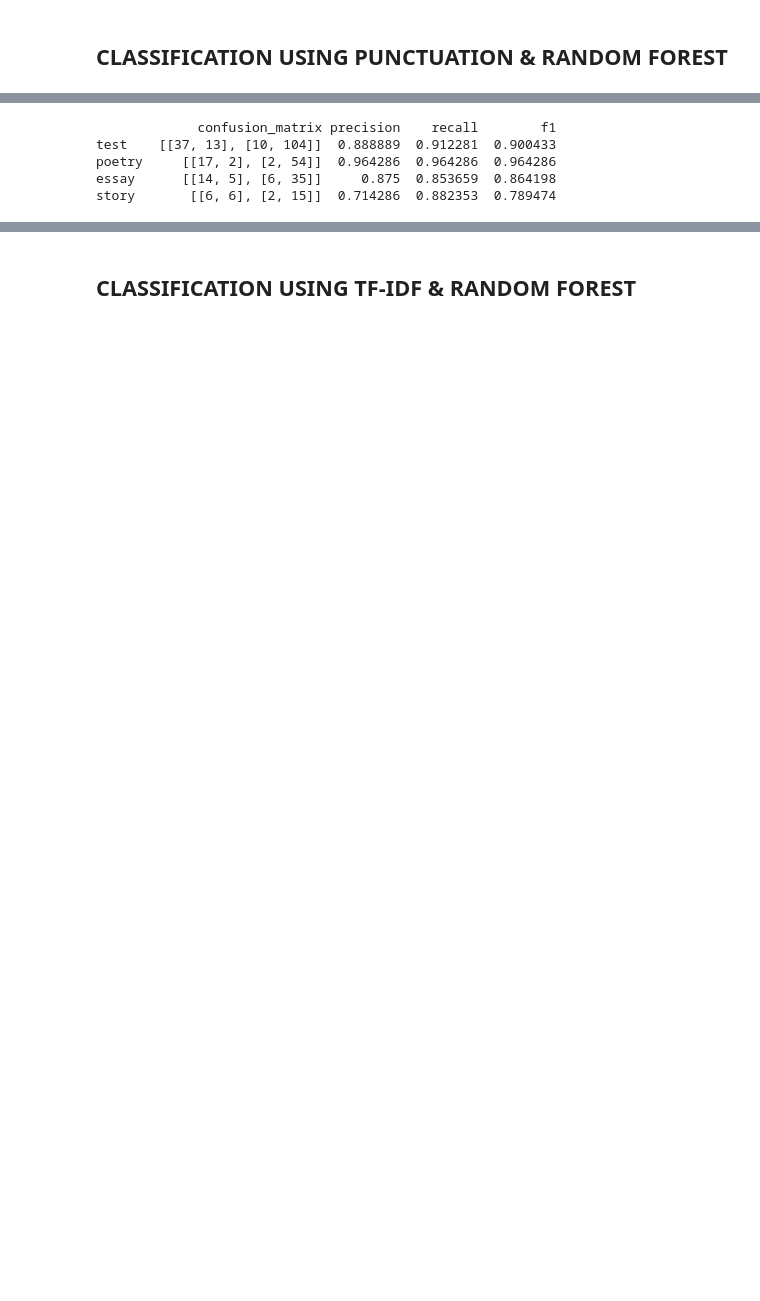
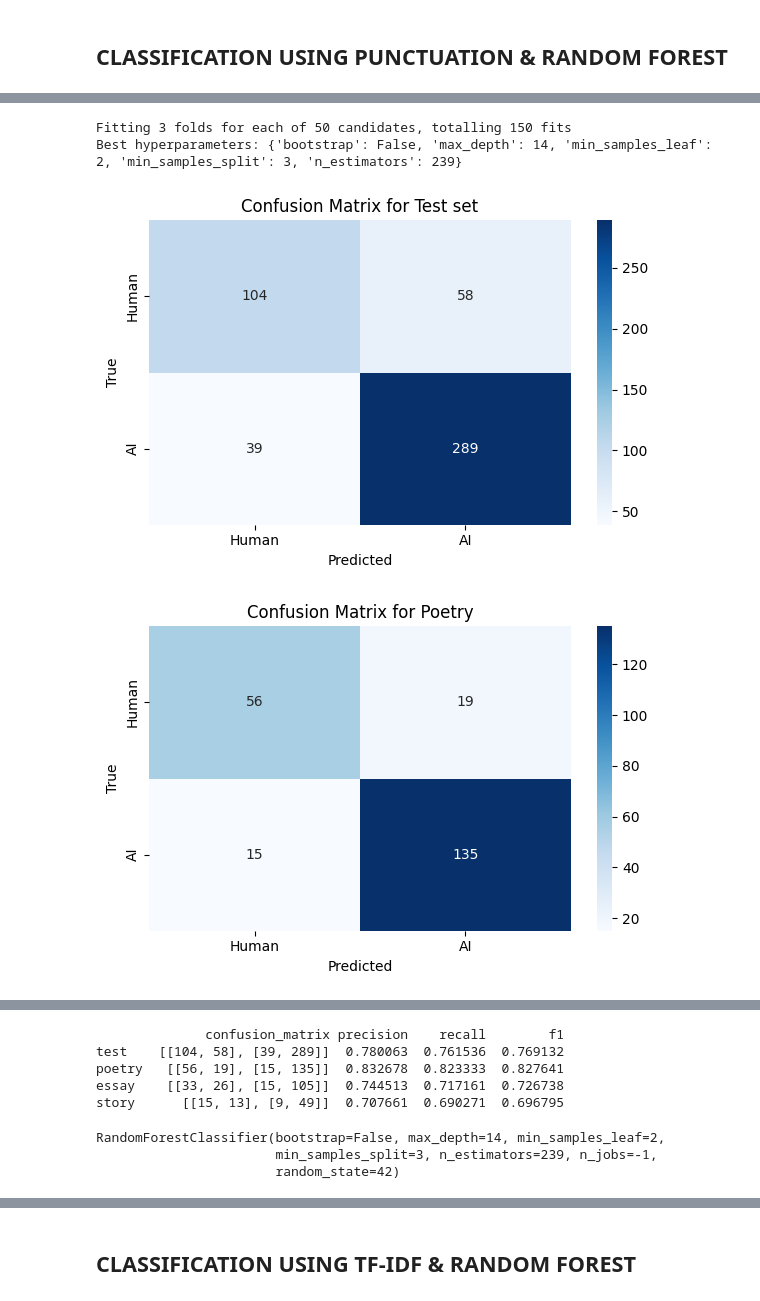
Before and after one commit to jules-chapon/ml-for-nlp, a Jupyter notebook: analysis/notebooks/all_binary.ipynb, the cells around one changed output, grey strips where cells are left out. Cells and saved outputs as stored; diff of their text form; code cells hidden in the pictures; blank space fills up the shorter version.

```diff
--- a/analysis/notebooks/all_binary.ipynb
+++ b/analysis/notebooks/all_binary.ipynb
@@ -226,8 +73,8 @@ def punctuation_map_dimensions_to_names() -> np.ndarray:
 # %%
 ### EMBEDDING
 
-X_train_211 = punctuation_transform(X_train)
-X_test_211 = punctuation_transform(X_test)
-X_test_poetry_211 = punctuation_transform(X_test_poetry)
-X_test_essay_211 = punctuation_transform(X_test_essay)
-X_test_story_211 = punctuation_transform(X_test_story)
+X_train_punct = punctuation_transform(X_train)
+X_test_punct = punctuation_transform(X_test)
+X_test_poetry_punct = punctuation_transform(X_test_poetry)
+X_test_essay_punct = punctuation_transform(X_test_essay)
+X_test_story_punct = punctuation_transform(X_test_story)
@@ -288,26 +81,11 @@ Best hyperparameters: {'bootstrap': True, 'max_depth': 18, 'min_samples_leaf': 1
-# %%
-### CLASSIFIER
-
-best_rf.fit(X_train_211, y_train)
-
-
-# Evaluation
-metrics_211 = evaluate(best_rf, X_test_211, y_test)
-metrics_poetry_211 = evaluate(best_rf, X_test_poetry_211, y_test_poetry)
-metrics_essay_211 = evaluate(best_rf, X_test_essay_211, y_test_essay)
-metrics_story_211 = evaluate(best_rf, X_test_story_211, y_test_story)
-
-results = {
-    "test": metrics_211,
-    "poetry": metrics_poetry_211,
-    "essay": metrics_essay_211,
-    "story": metrics_story_211
-}
-df_metrics = pd.DataFrame(results).T
-print(df_metrics.round(3))
-# %% [output]
-             confusion_matrix precision    recall        f1
-test    [[37, 13], [10, 104]]  0.888889  0.912281  0.900433
-poetry     [[17, 2], [2, 54]]  0.964286  0.964286  0.964286
-essay      [[14, 5], [6, 35]]     0.875  0.853659  0.864198
-story       [[6, 6], [2, 15]]  0.714286  0.882353  0.789474
+# %%
+### CLASSIFIER
+
+
+classifier_punct = train_fine_tune_RF(X_train_punct, y_train)
+eval_model_binary(classifier_punct, X_train_punct, y_train, X_test_punct, y_test, X_test_poetry_punct, y_test_poetry, X_test_essay_punct, y_test_essay, X_test_story_punct, y_test_story)
+# %% [output]
+Fitting 3 folds for each of 50 candidates, totalling 150 fits
+Best hyperparameters: {'bootstrap': False, 'max_depth': 14, 'min_samples_leaf': 2, 'min_samples_split': 3, 'n_estimators': 239}
+[figure, added]
+[figure, added]
@@ -314,3 +94,11 @@ story       [[6, 6], [2, 15]]  0.714286  0.882353  0.789474
+              confusion_matrix precision    recall        f1
+test    [[104, 58], [39, 289]]  0.780063  0.761536  0.769132
+poetry   [[56, 19], [15, 135]]  0.832678  0.823333  0.827641
+essay    [[33, 26], [15, 105]]  0.744513  0.717161  0.726738
+story      [[15, 13], [9, 49]]  0.707661  0.690271  0.696795
+RandomForestClassifier(bootstrap=False, max_depth=14, min_samples_leaf=2,
+                       min_samples_split=3, n_estimators=239, n_jobs=-1,
+                       random_state=42)
 # %%
 ### INTERPRETABILITY - FEATURE IMPORTANCE
 
```
Also changed, not shown: parts of 30 cells of this notebook.
